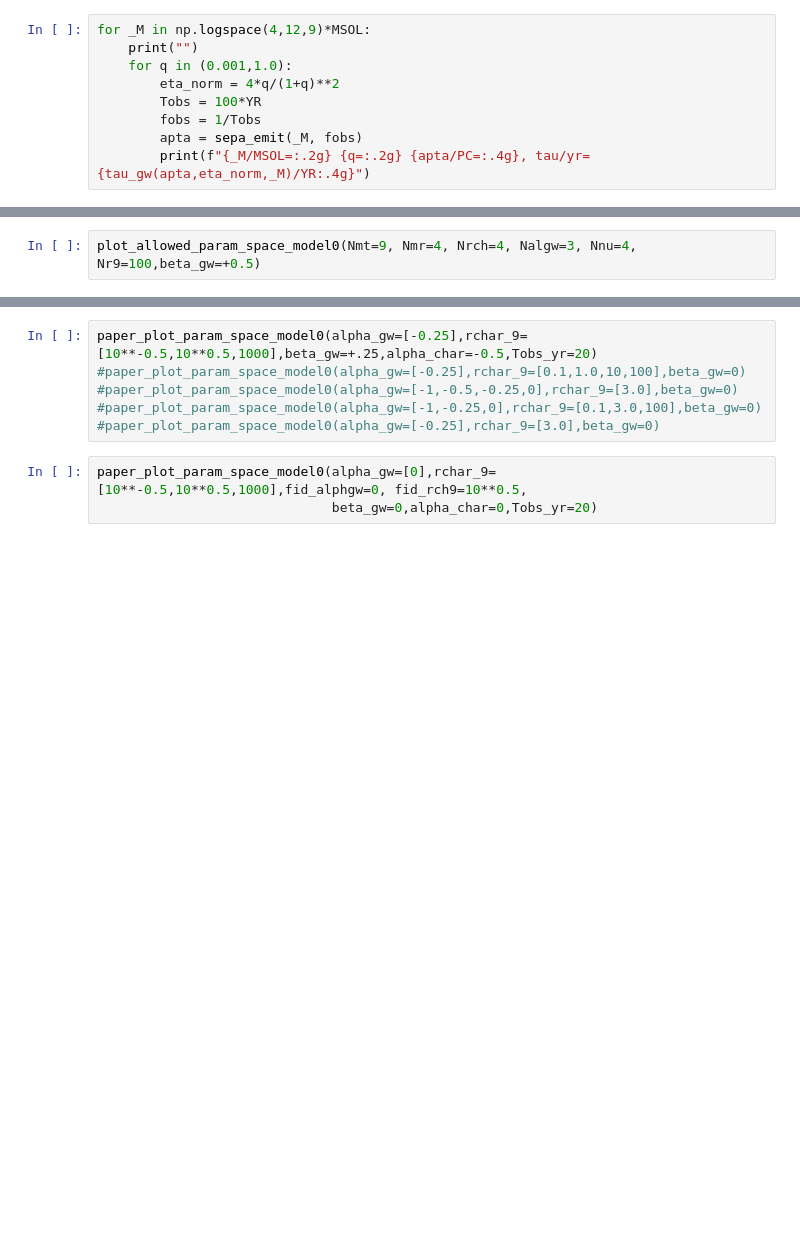
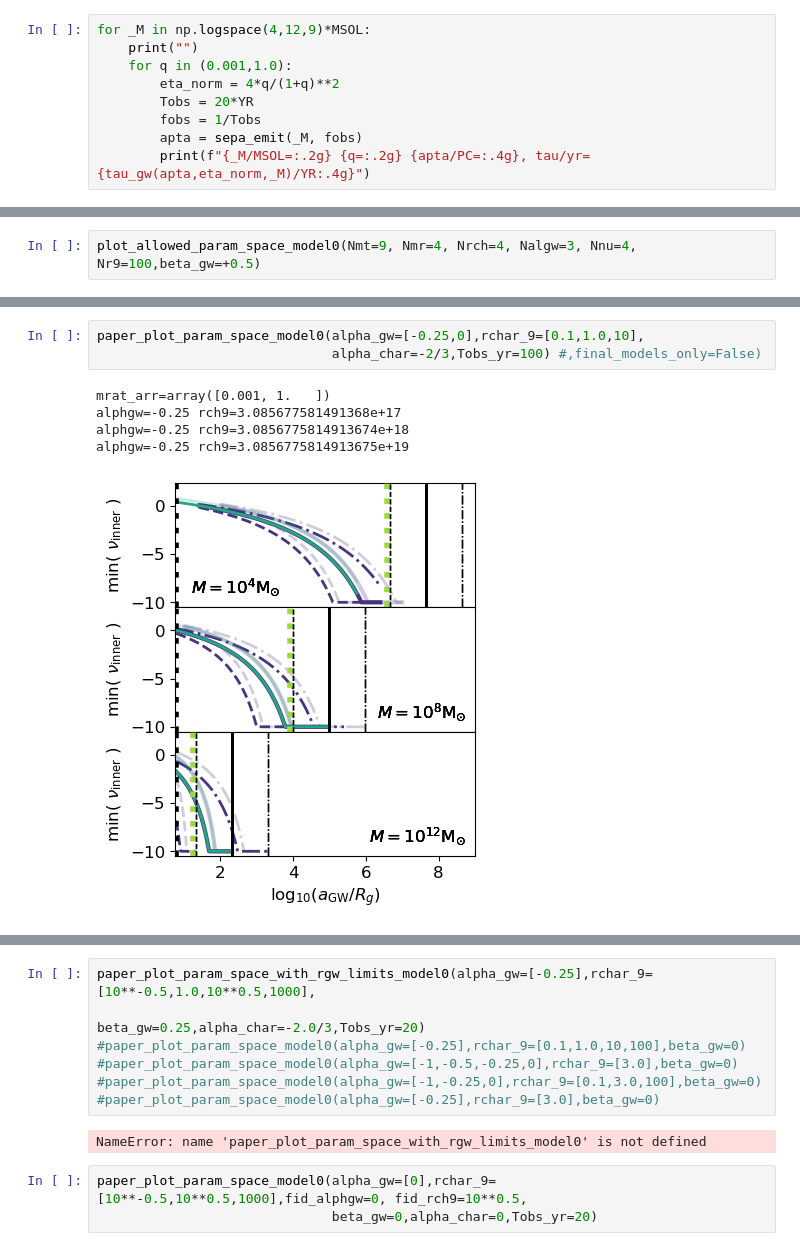
Before and after one commit to nanograv/holodeck, a Jupyter notebook: notebooks/devs/sams/sam-hardening-tests.ipynb, the cells around one changed output, grey strips where cells are left out. Saved outputs shown, nothing was run; the diff lists cells and outputs as text; blank space fills up the shorter version.

```diff
--- a/notebooks/devs/sams/sam-hardening-tests.ipynb
+++ b/notebooks/devs/sams/sam-hardening-tests.ipynb
@@ -704,7 +740,7 @@ for _M in np.logspace(4,12,9)*MSOL:
     print("")
     for q in (0.001,1.0):
         eta_norm = 4*q/(1+q)**2
-        Tobs = 100*YR
+        Tobs = 20*YR
         fobs = 1/Tobs
         apta = sepa_emit(_M, fobs)
         print(f"{_M/MSOL=:.2g} {q=:.2g} {apta/PC=:.4g}, tau/yr={tau_gw(apta,eta_norm,_M)/YR:.4g}")
@@ -1891,0 +2268,9 @@ def paper_plot_param_space_model0(isco_in_rg=6.0, gw_crit_units='rg',
+# %%
+paper_plot_param_space_model0(alpha_gw=[-0.25,0],rchar_9=[0.1,1.0,10],
+                              alpha_char=-2/3,Tobs_yr=100) #,final_models_only=False)
+# %% [output]
+mrat_arr=array([0.001, 1.   ])
+alphgw=-0.25 rch9=3.085677581491368e+17
+alphgw=-0.25 rch9=3.0856775814913674e+18
+alphgw=-0.25 rch9=3.0856775814913675e+19
+[figure, added]
@@ -1892,9 +2278,12 @@ def paper_plot_param_space_model0(isco_in_rg=6.0, gw_crit_units='rg',
 # %%
-paper_plot_param_space_model0(alpha_gw=[-0.25],rchar_9=[10**-0.5,10**0.5,1000],beta_gw=+.25,alpha_char=-0.5,Tobs_yr=20)
+paper_plot_param_space_with_rgw_limits_model0(alpha_gw=[-0.25],rchar_9=[10**-0.5,1.0,10**0.5,1000],
+                                             beta_gw=0.25,alpha_char=-2.0/3,Tobs_yr=20)
 #paper_plot_param_space_model0(alpha_gw=[-0.25],rchar_9=[0.1,1.0,10,100],beta_gw=0)
 #paper_plot_param_space_model0(alpha_gw=[-1,-0.5,-0.25,0],rchar_9=[3.0],beta_gw=0)
 #paper_plot_param_space_model0(alpha_gw=[-1,-0.25,0],rchar_9=[0.1,3.0,100],beta_gw=0)
 #paper_plot_param_space_model0(alpha_gw=[-0.25],rchar_9=[3.0],beta_gw=0)
+# %% [output]
+NameError: name 'paper_plot_param_space_with_rgw_limits_model0' is not defined
 # %%
 paper_plot_param_space_model0(alpha_gw=[0],rchar_9=[10**-0.5,10**0.5,1000],fid_alphgw=0, fid_rch9=10**0.5,
                               beta_gw=0,alpha_char=0,Tobs_yr=20)
```
Also changed, not shown: parts of 38 cells of this notebook, 6 other files.
